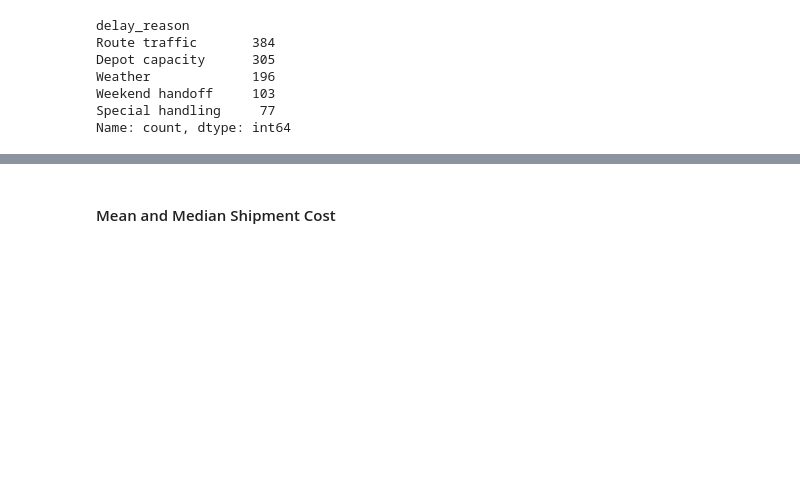
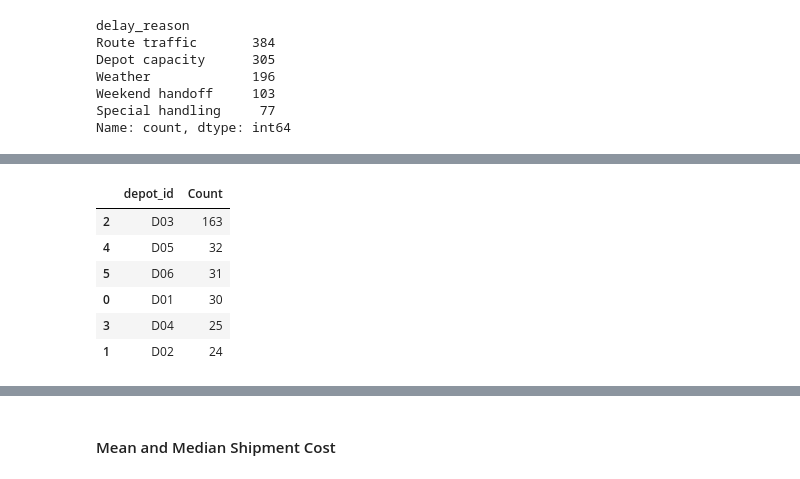
Before and after one commit to ctackitt30/Team_4_CDS_Project, a Jupyter notebook: Team_4_CDS_Capstone.ipynb, the cells around one changed output, grey strips where cells are left out. Saved outputs shown, nothing was run; the diff lists cells and outputs as text; code cells hidden in the pictures; blank space fills up the shorter version.

```diff
--- a/Team_4_CDS_Capstone.ipynb
+++ b/Team_4_CDS_Capstone.ipynb
@@ -869,0 +880,20 @@ Name: count, dtype: int64
+# %%
+depot_capacity_delays = (
+    analysis_table[
+        analysis_table["delay_reason"] == "Depot capacity"
+    ]
+    .groupby("depot_id")
+    .size()
+    .reset_index(name="Count")
+    .sort_values("Count", ascending=False)
+)
+
+display(depot_capacity_delays)
+# %% [output]
+|  | depot_id | Count |
+| 2 | D03 | 163 |
+| 4 | D05 | 32 |
+| 5 | D06 | 31 |
+| 0 | D01 | 30 |
+| 3 | D04 | 25 |
+| 1 | D02 | 24 |
```
Also changed, not shown: parts of 18 cells of this notebook.
